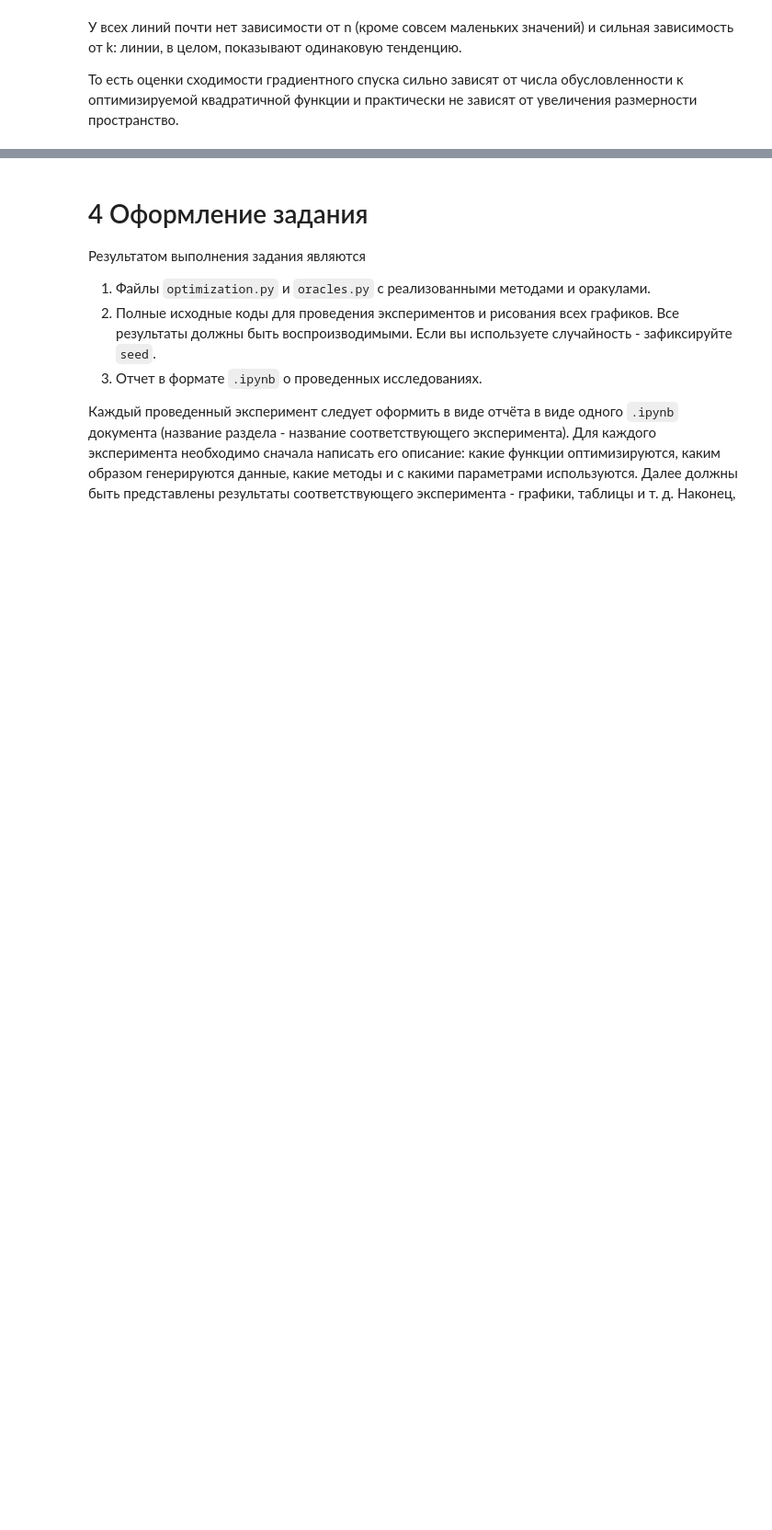
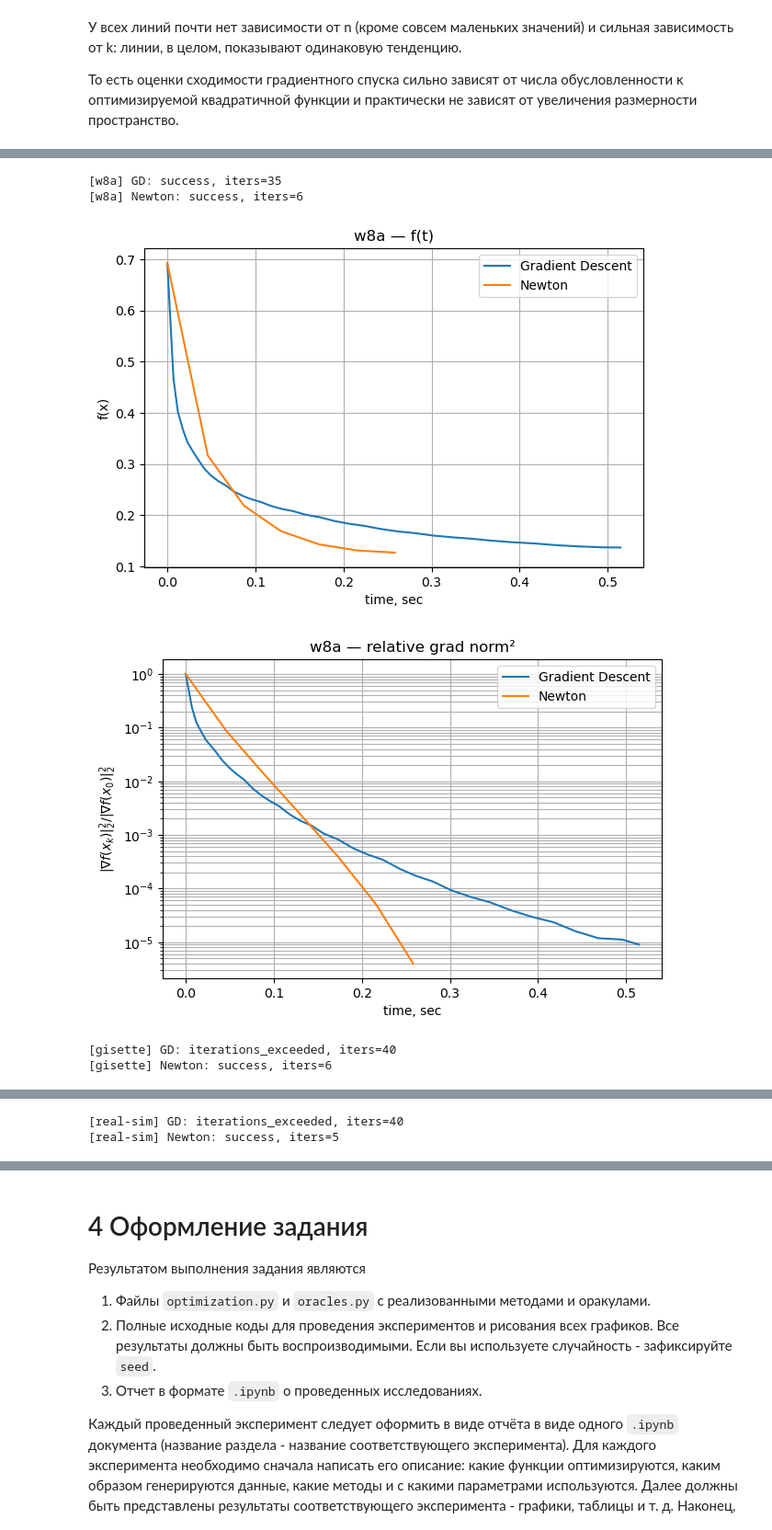
Before and after one commit to yn1046/IST_2025_autumn, a Jupyter notebook: homework-04-Optimization/homework-practice-04-Optimization_in_ML.ipynb, the cells around one changed output, grey strips where cells are left out. Shown at 92% size. Saved outputs shown, nothing was run; the diff lists cells and outputs as text; code cells hidden in the pictures; blank space fills up the shorter version.

```diff
--- a/homework-04-Optimization/homework-practice-04-Optimization_in_ML.ipynb
+++ b/homework-04-Optimization/homework-practice-04-Optimization_in_ML.ipynb
@@ -492,0 +468,18 @@ b = np.sign(np.random.randn(m))
+# %%
+def to_pm_one(y):
+    y = np.asarray(y).reshape(-1)
+    uniq = np.unique(y)
+
+    if set(uniq.tolist()) == {-1, 1}:
+        return y.astype(float)
+
+    if set(uniq.tolist()) == {0, 1}:
+        return (2 * y - 1).astype(float)
+
+    if uniq.size == 2:
+        y2 = y.copy()
+        y2[y == uniq[0]] = -1
+        y2[y == uniq[1]] = 1
+        return y2.astype(float)
+
+    raise ValueError(f"Expected binary labels, got {uniq}")
@@ -492,0 +562,32 @@ b = np.sign(np.random.randn(m))
+# %%
+datasets = {
+    "w8a": "data/w8a.txt",
+    "gisette": "data/gisette_scale.bz2",
+    "real-sim": "data/real-sim.bz2",
+}
+
+for name, path in datasets.items():
+    X, y = load_svmlight_file(path)
+    y = to_pm_one(y)
+
+    if name == "w8a":
+        gd_opts = None
+        newton_opts = None
+    else:
+        gd_opts = {"max_iter": 40}
+        newton_opts = {"max_iter": 10}
+
+    hist_gd, hist_nt = run_methods_on_dataset(
+        X, y, name,
+        gd_opts=gd_opts,
+        newton_opts=newton_opts
+    )
+
+    plot_histories(hist_gd, hist_nt, name)
+# %% [output]
+[w8a] GD: success, iters=35
+[w8a] Newton: success, iters=6
+[figure, added]
+[figure, added]
+[gisette] GD: iterations_exceeded, iters=40
+[gisette] Newton: success, iters=6
@@ -492,0 +596,2 @@ b = np.sign(np.random.randn(m))
+[real-sim] GD: iterations_exceeded, iters=40
+[real-sim] Newton: success, iters=5
```
Also changed, not shown: parts of 12 cells of this notebook, 3 other files.
